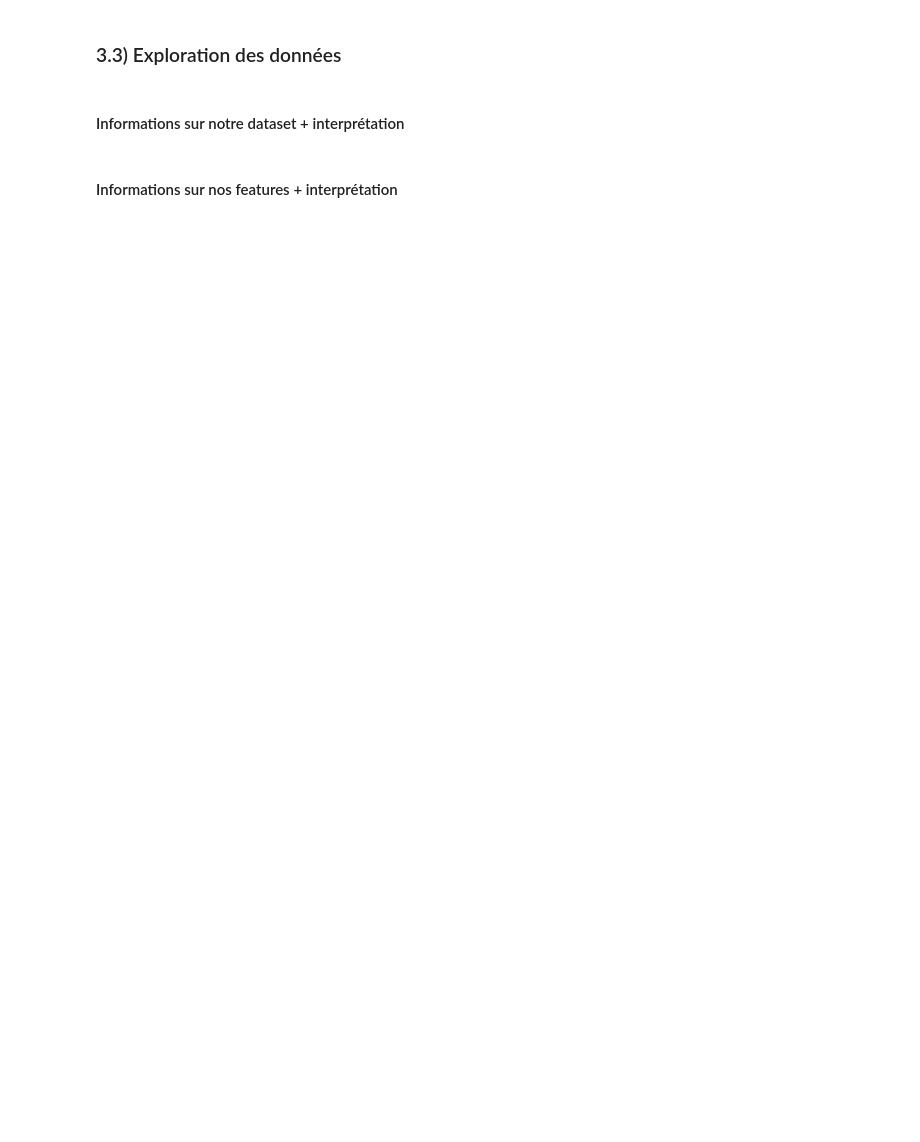
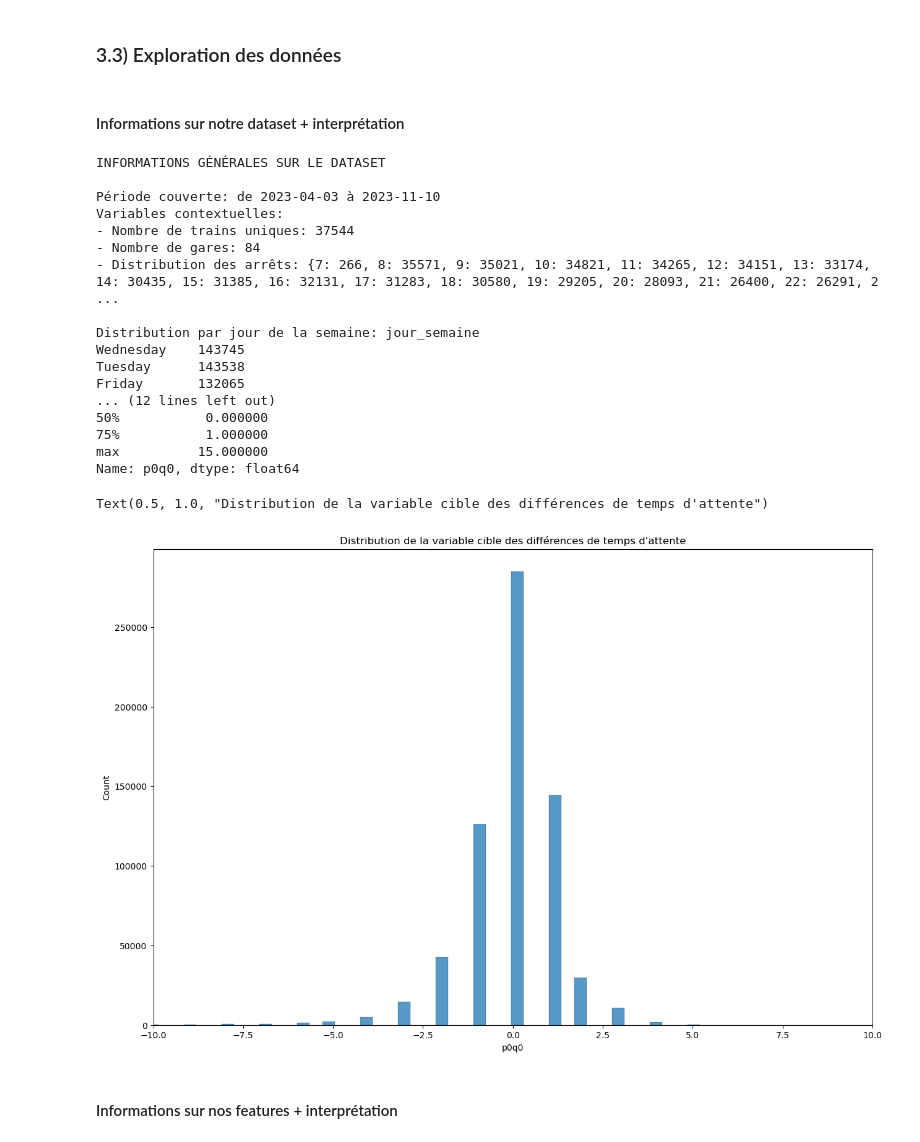
Before and after one commit to lincecile/Projet_Machine_Learning, a Jupyter notebook: Projet_v1.ipynb, the cells around one changed output. Cells and saved outputs as stored; diff of their text form; code cells hidden in the pictures; blank space fills up the shorter version.

```diff
--- a/Projet_v1.ipynb
+++ b/Projet_v1.ipynb
@@ -37,0 +104,13 @@ Index des données
+# %%
+# Variables explicatives (features)
+feature_columns = [
+                    # Variables contextuelles
+                    'train','gare','date','arret',
+                    # Variables passées
+                    'p2q0','p3q0','p4q0','p0q2','p0q3','p0q4'
+                    ]
+
+# Suppression de la colonne date originale après extraction des features
+x_train = x_train.drop(columns=['Unnamed: 0.1','Unnamed: 0'], axis=1)
+y_train = y_train.drop('Unnamed: 0', axis=1)
+x_test = x_test.drop('Unnamed: 0', axis=1)
@@ -41,5 +157,50 @@ Index des données
 ### 3.3) Exploration des données
 # %% [markdown]
 #### Informations sur notre dataset + interprétation
+# %%
+print("INFORMATIONS GÉNÉRALES SUR LE DATASET\n")
+print(f"Période couverte: de {x_train['date'].min()} à {x_train['date'].max()}")
+
+# Analyse des variables contextuelles
+print("""Variables contextuelles:\n""" +
+      f"- Nombre de trains uniques: {x_train['train'].nunique()}\n" +
+      f"- Nombre de gares: {x_train['gare'].nunique()}\n" +
+      f"- Distribution des arrêts: {x_train['arret'].value_counts().sort_index().to_dict()}")
+
+# Analyse temporelle
+x_train['date'] = pd.to_datetime(x_train['date'])
+x_train['jour_semaine'] = x_train['date'].dt.day_name()
+print(f"\nDistribution par jour de la semaine: {x_train['jour_semaine'].value_counts()}")
+
+print("ANALYSE DE LA VARIABLE CIBLE\n")
+print("Statistiques de la différence de temps d'attente (p0q0):\n")
+print(y_train["p0q0"].describe())
+# Création des visualisations
+plt.figure(figsize=(15, 10))
+
+# Distribution de la variable cible
+sns.histplot(y_train["p0q0"], bins=500)
+plt.xlim(-10, 10)
+plt.title("Distribution de la variable cible des différences de temps d'attente")
+# %% [output]
+INFORMATIONS GÉNÉRALES SUR LE DATASET
+
+Période couverte: de 2023-04-03 à 2023-11-10
+Variables contextuelles:
+- Nombre de trains uniques: 37544
+- Nombre de gares: 84
+- Distribution des arrêts: {7: 266, 8: 35571, 9: 35021, 10: 34821, 11: 34265, 12: 34151, 13: 33174, 14: 30435, 15: 31385, 16: 32131, 17: 31283, 18: 30580, 19: 29205, 20: 28093, 21: 26400, 22: 26291, 2 ...
+
+Distribution par jour de la semaine: jour_semaine
+Wednesday    143745
+Tuesday      143538
+Friday       132065
+... (12 lines left out)
+50%           0.000000
+75%           1.000000
+max          15.000000
+Name: p0q0, dtype: float64
+Text(0.5, 1.0, "Distribution de la variable cible des différences de temps d'attente")
+[figure, added]
 # %% [markdown]
 #### Informations sur nos features + interprétation
```
Also changed, not shown: parts of 33 cells of this notebook, 8 other files.
